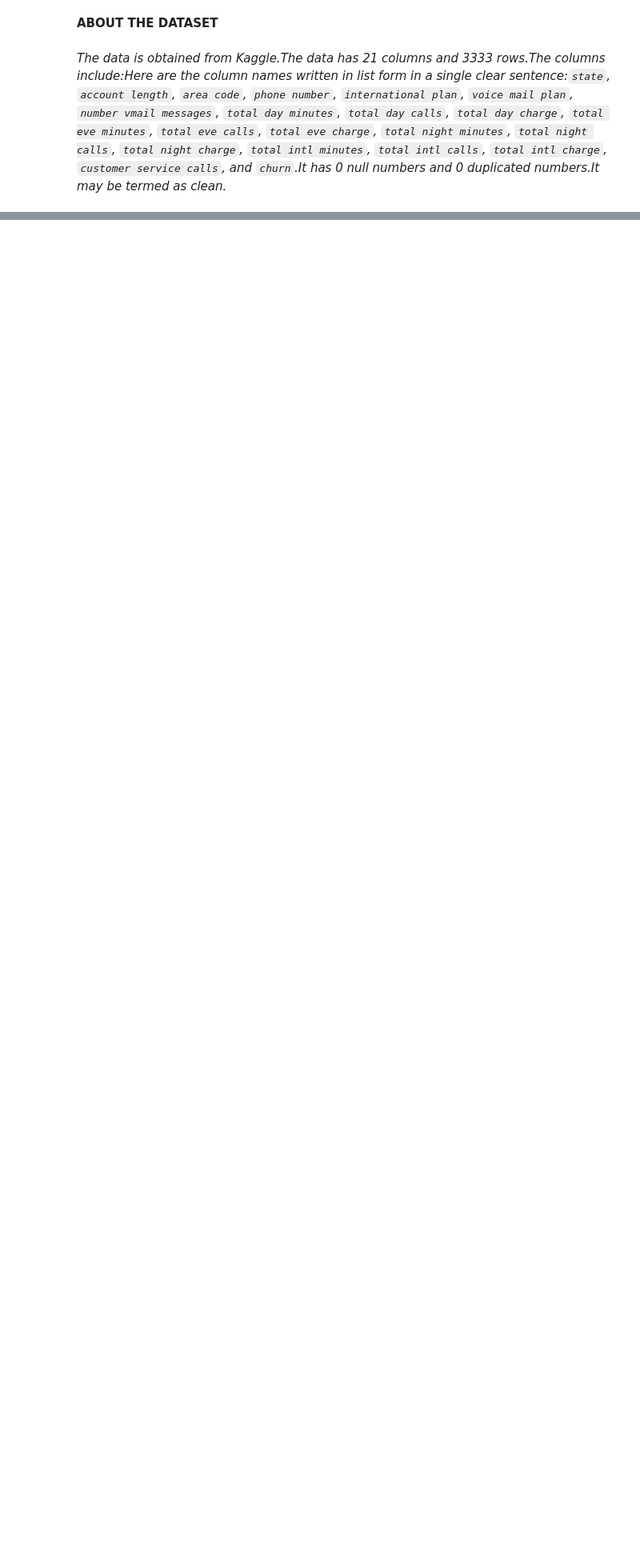
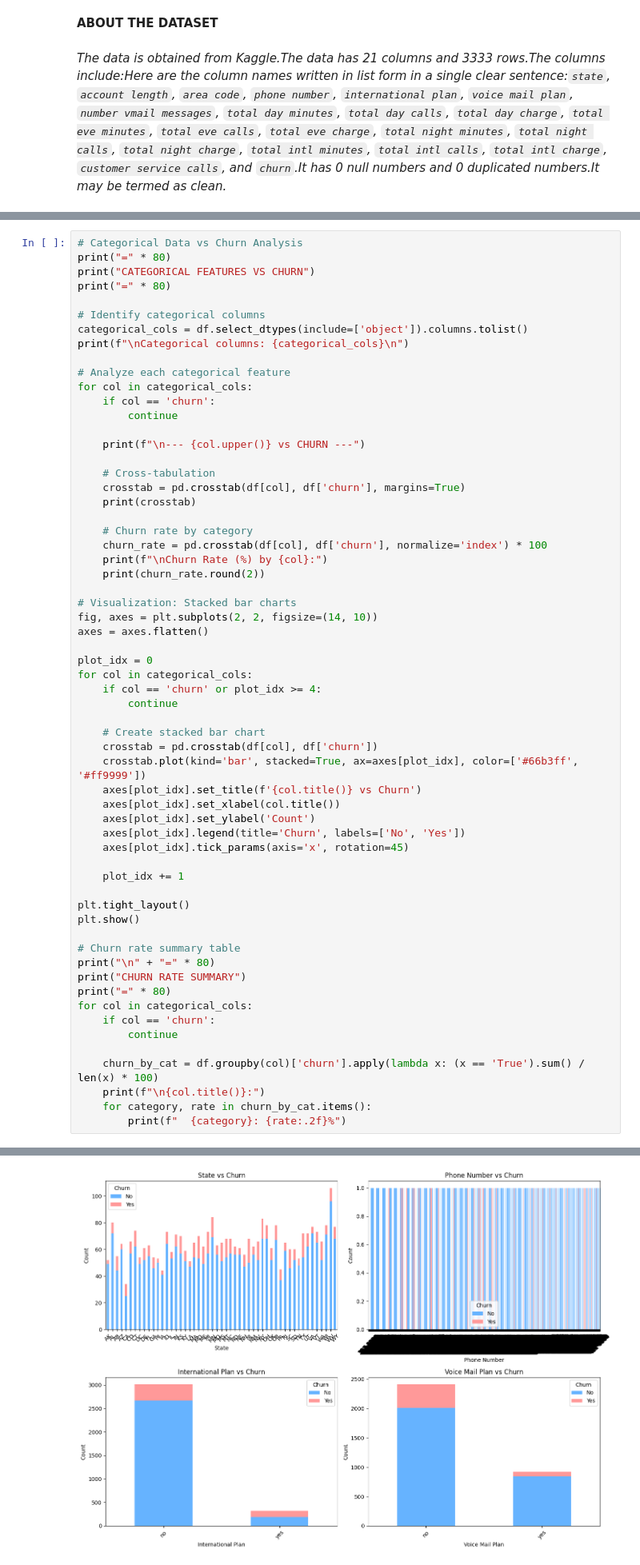
Before and after one commit to workerbeedez/Last-Project, a Jupyter notebook: churn.ipynb, the cells around one changed output, grey strips where cells are left out. Shown at 80% size. Cells and saved outputs as stored; diff of their text form; blank space fills up the shorter version.

```diff
--- a/churn.ipynb
+++ b/churn.ipynb
@@ -180,0 +231,62 @@ memory usage: 524.2+ KB
+# %%
+# Categorical Data vs Churn Analysis
+print("=" * 80)
+print("CATEGORICAL FEATURES VS CHURN")
+print("=" * 80)
+
+# Identify categorical columns
+categorical_cols = df.select_dtypes(include=['object']).columns.tolist()
+print(f"\nCategorical columns: {categorical_cols}\n")
+
+# Analyze each categorical feature
+for col in categorical_cols:
+    if col == 'churn':
+        continue
+
+    print(f"\n--- {col.upper()} vs CHURN ---")
+
+    # Cross-tabulation
+    crosstab = pd.crosstab(df[col], df['churn'], margins=True)
+    print(crosstab)
+
+    # Churn rate by category
+    churn_rate = pd.crosstab(df[col], df['churn'], normalize='index') * 100
+    print(f"\nChurn Rate (%) by {col}:")
+    print(churn_rate.round(2))
+
+# Visualization: Stacked bar charts
+fig, axes = plt.subplots(2, 2, figsize=(14, 10))
+axes = axes.flatten()
+
+plot_idx = 0
+for col in categorical_cols:
+    if col == 'churn' or plot_idx >= 4:
+        continue
+
+    # Create stacked bar chart
+    crosstab = pd.crosstab(df[col], df['churn'])
+    crosstab.plot(kind='bar', stacked=True, ax=axes[plot_idx], color=['#66b3ff', '#ff9999'])
+    axes[plot_idx].set_title(f'{col.title()} vs Churn')
+    axes[plot_idx].set_xlabel(col.title())
+    axes[plot_idx].set_ylabel('Count')
+    axes[plot_idx].legend(title='Churn', labels=['No', 'Yes'])
+    axes[plot_idx].tick_params(axis='x', rotation=45)
+
+    plot_idx += 1
+
+plt.tight_layout()
+plt.show()
+
+# Churn rate summary table
+print("\n" + "=" * 80)
+print("CHURN RATE SUMMARY")
+print("=" * 80)
+for col in categorical_cols:
+    if col == 'churn':
+        continue
+
+    churn_by_cat = df.groupby(col)['churn'].apply(lambda x: (x == 'True').sum() / len(x) * 100)
+    print(f"\n{col.title()}:")
+    for category, rate in churn_by_cat.items():
+        print(f"  {category}: {rate:.2f}%")
+# %% [output]
@@ -180,0 +310 @@ memory usage: 524.2+ KB
+[figure, added]
```
Also changed, not shown: parts of 5 cells of this notebook.
